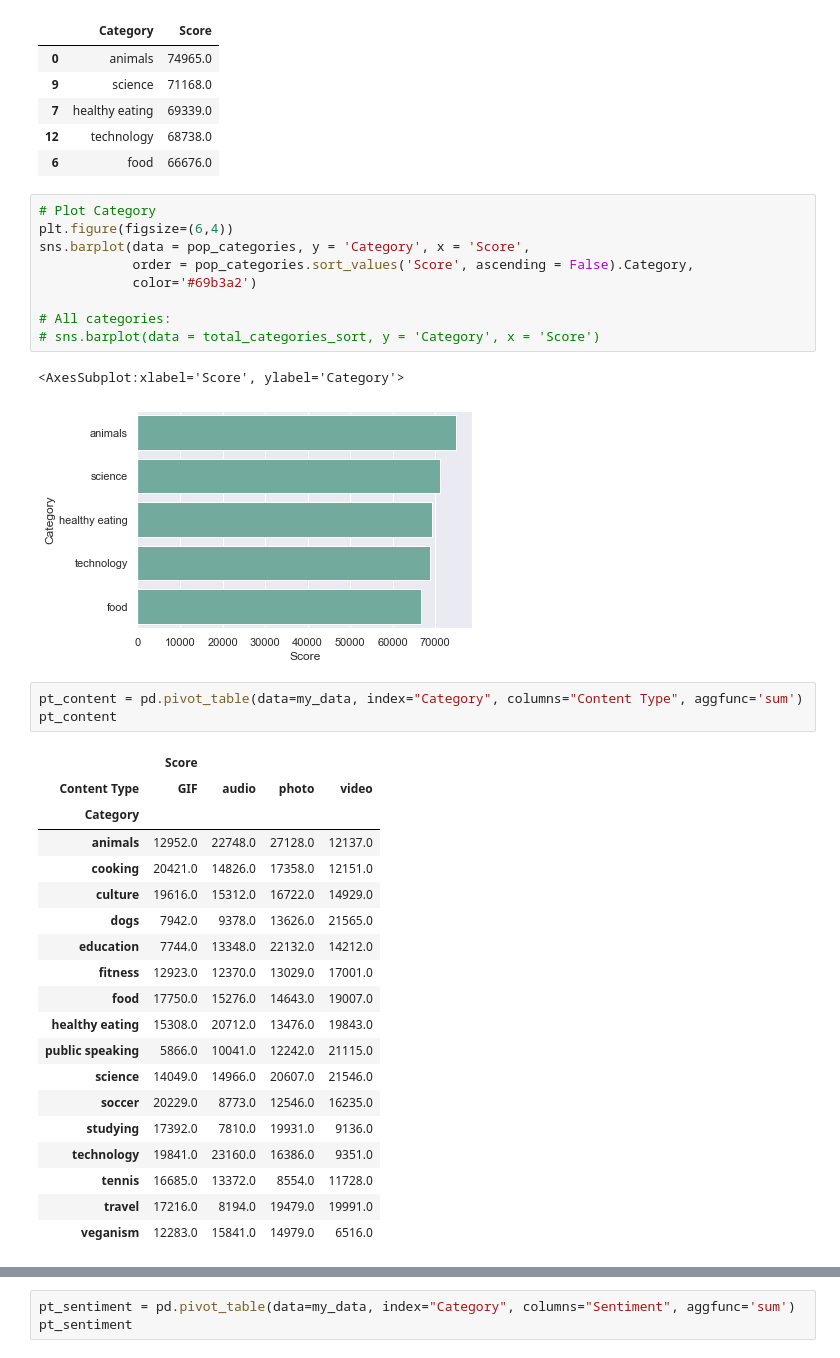
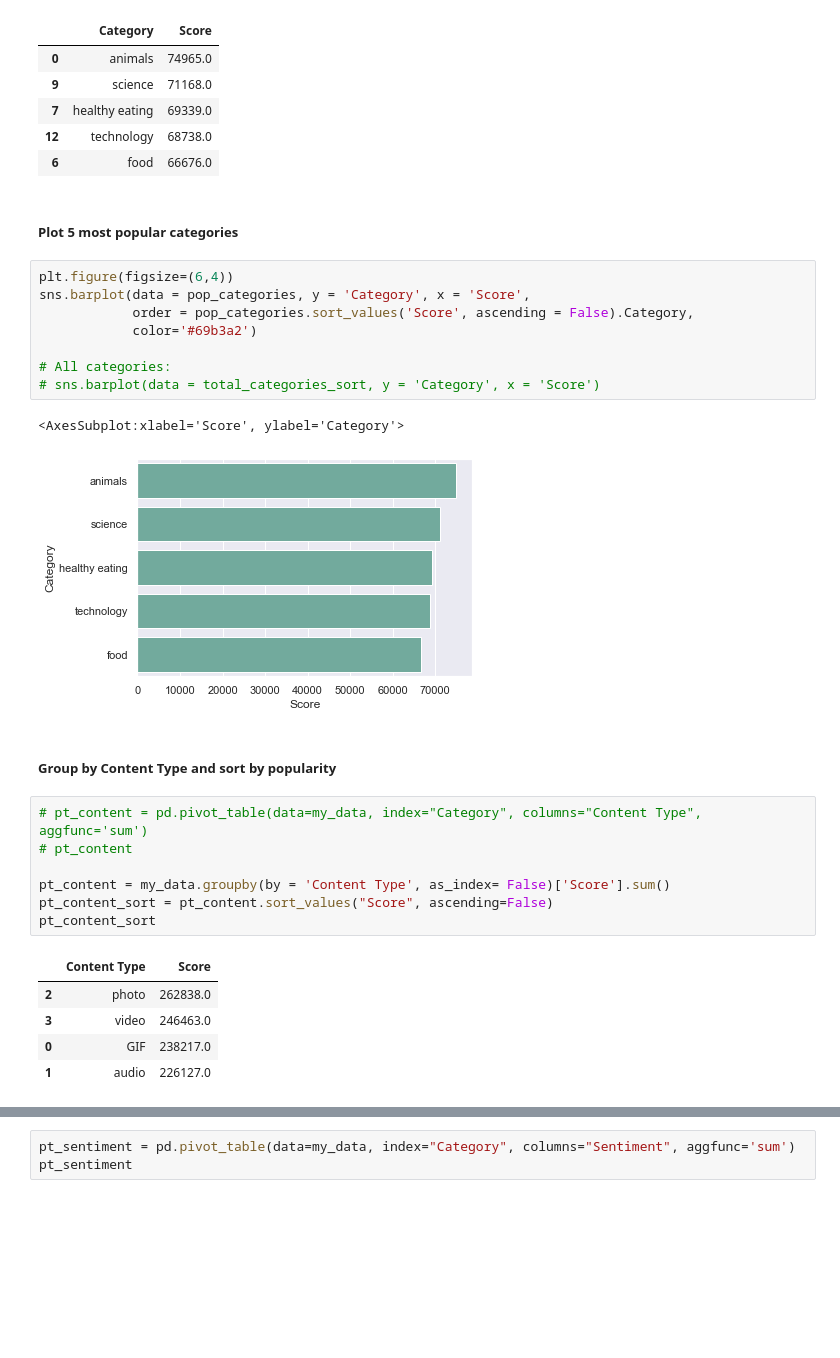
Before and after one commit to deborabastos/accenture_data_analytics, a Jupyter notebook: 2.accenture_data_analysis.ipynb, the cells around one changed output, grey strips where cells are left out. Drawn from its saved outputs; the diff is of its cells as text; blank space fills up the shorter version.

```diff
--- a/2.accenture_data_analysis.ipynb
+++ b/2.accenture_data_analysis.ipynb
@@ -60,8 +69,9 @@ pop_categories
 | 7 | healthy eating | 69339.0 |
 | 12 | technology | 68738.0 |
 | 6 | food | 66676.0 |
+# %% [markdown]
+##### Plot 5 most popular categories
 # %%
-# Plot Category
 plt.figure(figsize=(6,4))
 sns.barplot(data = pop_categories, y = 'Category', x = 'Score',
             order = pop_categories.sort_values('Score', ascending = False).Category,
@@ -72,26 +82,18 @@ sns.barplot(data = pop_categories, y = 'Category', x = 'Score',
 # %% [output]
 <AxesSubplot:xlabel='Score', ylabel='Category'>
 [figure]
+# %% [markdown]
+##### Group by Content Type and sort by popularity
 # %%
-pt_content = pd.pivot_table(data=my_data, index="Category", columns="Content Type", aggfunc='sum')
-pt_content
+# pt_content = pd.pivot_table(data=my_data, index="Category", columns="Content Type", aggfunc='sum')
+# pt_content
+
+pt_content = my_data.groupby(by = 'Content Type', as_index= False)['Score'].sum()
+pt_content_sort = pt_content.sort_values("Score", ascending=False)
+pt_content_sort
 # %% [output]
-|  | Score |  |  |  |
-| Content Type | GIF | audio | photo | video |
-| Category |  |  |  |  |
-| animals | 12952.0 | 22748.0 | 27128.0 | 12137.0 |
-| cooking | 20421.0 | 14826.0 | 17358.0 | 12151.0 |
-| culture | 19616.0 | 15312.0 | 16722.0 | 14929.0 |
-| dogs | 7942.0 | 9378.0 | 13626.0 | 21565.0 |
-| education | 7744.0 | 13348.0 | 22132.0 | 14212.0 |
-| fitness | 12923.0 | 12370.0 | 13029.0 | 17001.0 |
-| food | 17750.0 | 15276.0 | 14643.0 | 19007.0 |
-| healthy eating | 15308.0 | 20712.0 | 13476.0 | 19843.0 |
-| public speaking | 5866.0 | 10041.0 | 12242.0 | 21115.0 |
-| science | 14049.0 | 14966.0 | 20607.0 | 21546.0 |
-| soccer | 20229.0 | 8773.0 | 12546.0 | 16235.0 |
-| studying | 17392.0 | 7810.0 | 19931.0 | 9136.0 |
-| technology | 19841.0 | 23160.0 | 16386.0 | 9351.0 |
-| tennis | 16685.0 | 13372.0 | 8554.0 | 11728.0 |
-| travel | 17216.0 | 8194.0 | 19479.0 | 19991.0 |
-| veganism | 12283.0 | 15841.0 | 14979.0 | 6516.0 |
+|  | Content Type | Score |
+| 2 | photo | 262838.0 |
+| 3 | video | 246463.0 |
+| 0 | GIF | 238217.0 |
+| 1 | audio | 226127.0 |
```
Also changed, not shown: parts of 14 cells of this notebook.
